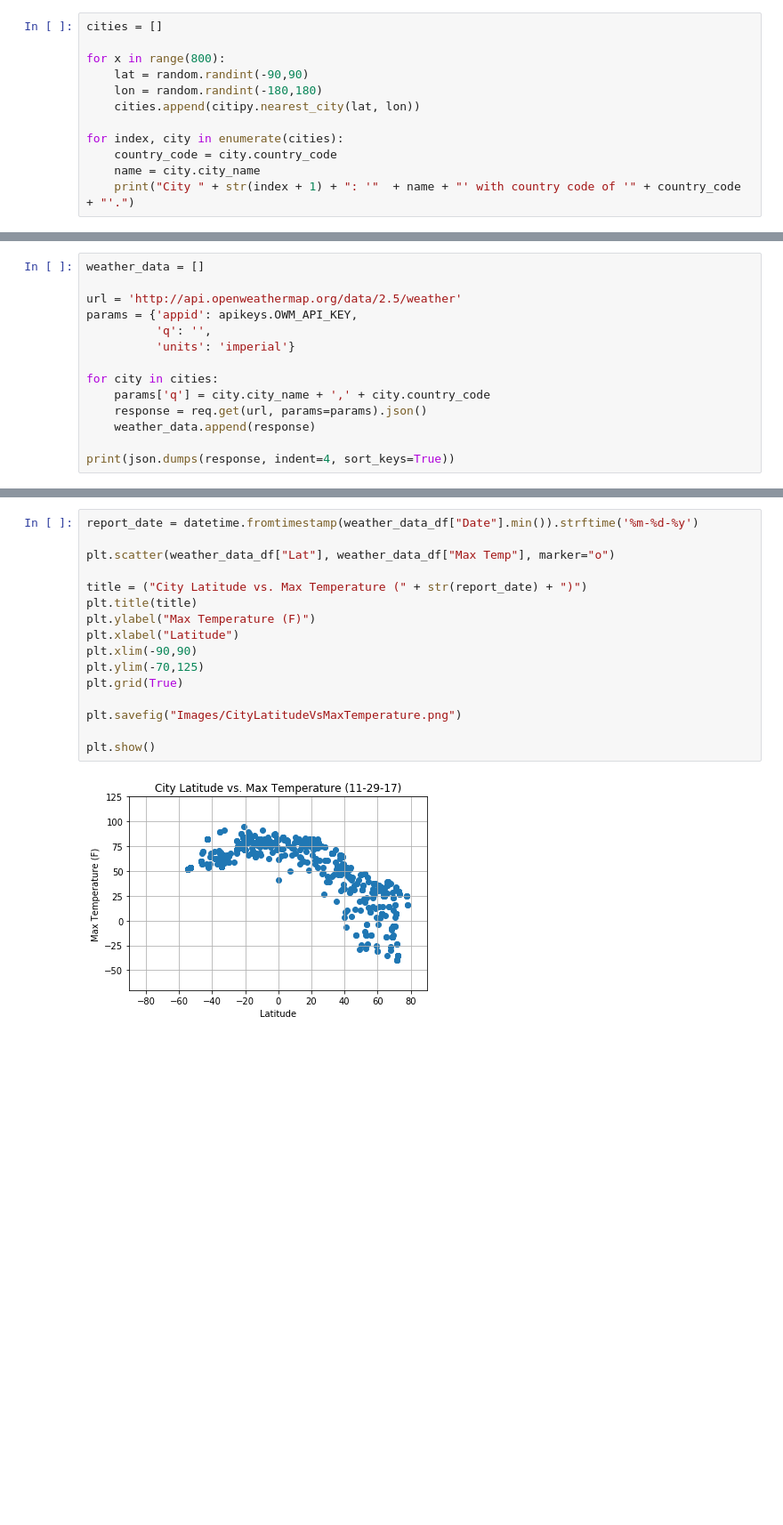
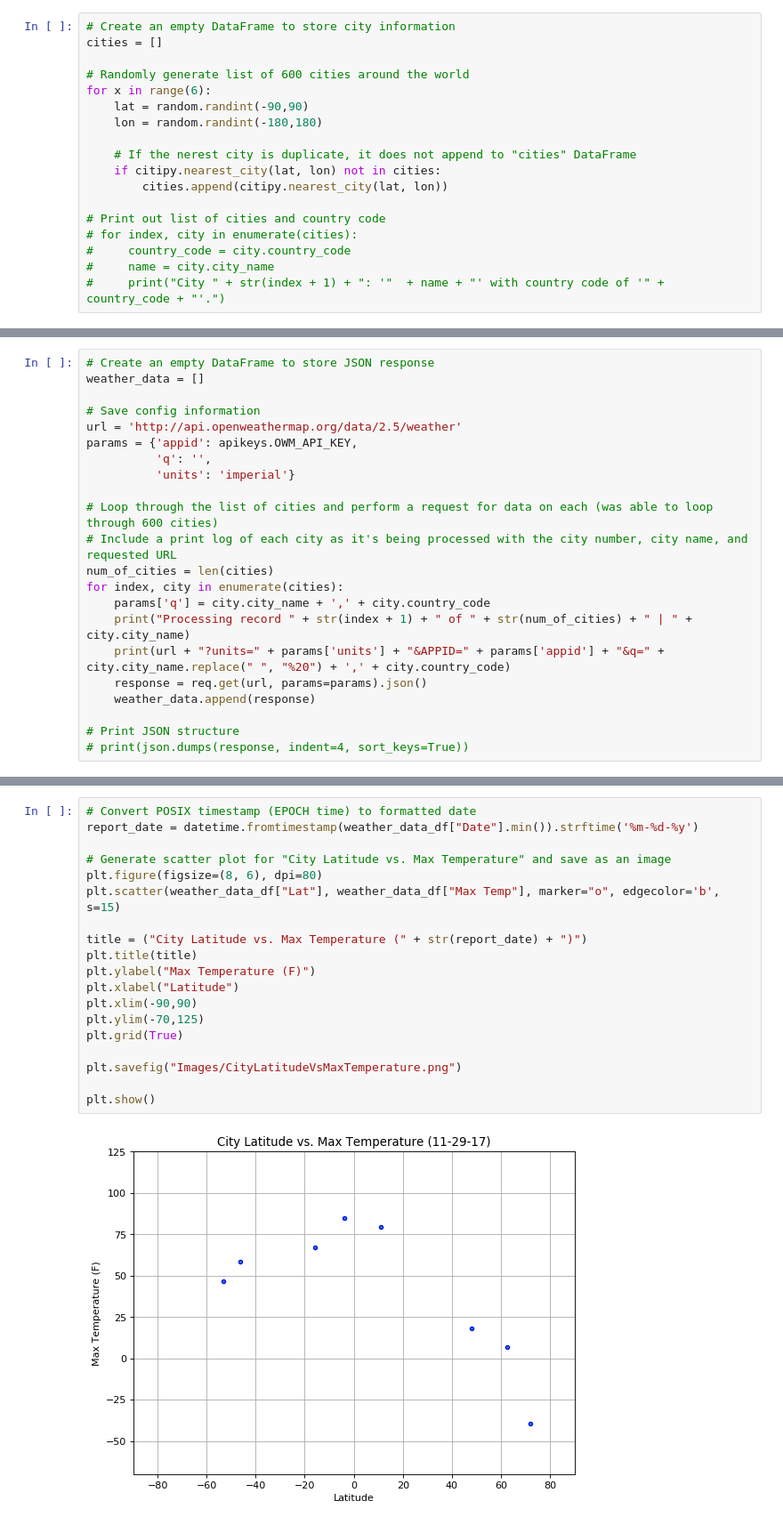
Before and after one commit to garc9394/WeatherPy, a Jupyter notebook: main.ipynb, the cells around one changed output, grey strips where cells are left out. Shown at 89% size. Drawn from its saved outputs; the diff is of its cells as text; blank space fills up the shorter version.

```diff
--- a/main.ipynb
+++ b/main.ipynb
@@ -12,13 +14,19 @@ import apikeys
 api_key = apikeys.OWM_API_KEY
 # %%
+# Create an empty DataFrame to store city information
 cities = []
 
-for x in range(800):
+# Randomly generate list of 600 cities around the world
+for x in range(6):
     lat = random.randint(-90,90)
     lon = random.randint(-180,180)
-    cities.append(citipy.nearest_city(lat, lon))
 
-for index, city in enumerate(cities):
-    country_code = city.country_code
-    name = city.city_name
-    print("City " + str(index + 1) + ": '"  + name + "' with country code of '" + country_code + "'.")
+    # If the nerest city is duplicate, it does not append to "cities" DataFrame
+    if citipy.nearest_city(lat, lon) not in cities:
+        cities.append(citipy.nearest_city(lat, lon))
+
+# Print out list of cities and country code
+# for index, city in enumerate(cities):
+#     country_code = city.country_code
+#     name = city.city_name
+#     print("City " + str(index + 1) + ": '"  + name + "' with country code of '" + country_code + "'.")
@@ -43,15 +33,23 @@ City 800: 'campbell river' with country code of 'ca'.
 # %%
+# Create an empty DataFrame to store JSON response
 weather_data = []
 
+# Save config information
 url = 'http://api.openweathermap.org/data/2.5/weather'
 params = {'appid': apikeys.OWM_API_KEY,
           'q': '',
           'units': 'imperial'}
 
-for city in cities:
+# Loop through the list of cities and perform a request for data on each (was able to loop through 600 cities)
+# Include a print log of each city as it's being processed with the city number, city name, and requested URL
+num_of_cities = len(cities)
+for index, city in enumerate(cities):
     params['q'] = city.city_name + ',' + city.country_code
+    print("Processing record " + str(index + 1) + " of " + str(num_of_cities) + " | " + city.city_name)
+    print(url + "?units=" + params['units'] + "&APPID=" + params['appid'] + "&q=" + city.city_name.replace(" ", "%20") + ',' + city.country_code)
     response = req.get(url, params=params).json()
     weather_data.append(response)
 
-print(json.dumps(response, indent=4, sort_keys=True))
+# Print JSON structure
+# print(json.dumps(response, indent=4, sort_keys=True))
 # %% [output]
@@ -122,19 +124,22 @@ print(weather_data_df.head())
 # %%
+# Convert POSIX timestamp (EPOCH time) to formatted date
 report_date = datetime.fromtimestamp(weather_data_df["Date"].min()).strftime('%m-%d-%y')
 
-plt.scatter(weather_data_df["Lat"], weather_data_df["Max Temp"], marker="o")
+# Generate scatter plot for "City Latitude vs. Max Temperature" and save as an image
+plt.figure(figsize=(8, 6), dpi=80)
+plt.scatter(weather_data_df["Lat"], weather_data_df["Max Temp"], marker="o", edgecolor='b', s=15)
 
 title = ("City Latitude vs. Max Temperature (" + str(report_date) + ")")
 plt.title(title)
 plt.ylabel("Max Temperature (F)")
 plt.xlabel("Latitude")
 plt.xlim(-90,90)
 plt.ylim(-70,125)
 plt.grid(True)
 
 plt.savefig("Images/CityLatitudeVsMaxTemperature.png")
 
 plt.show()
 # %% [output]
-[figure, old version]
+[figure, new version]
 # %%
```
Also changed, not shown: parts of 7 cells of this notebook, 2 other files.
